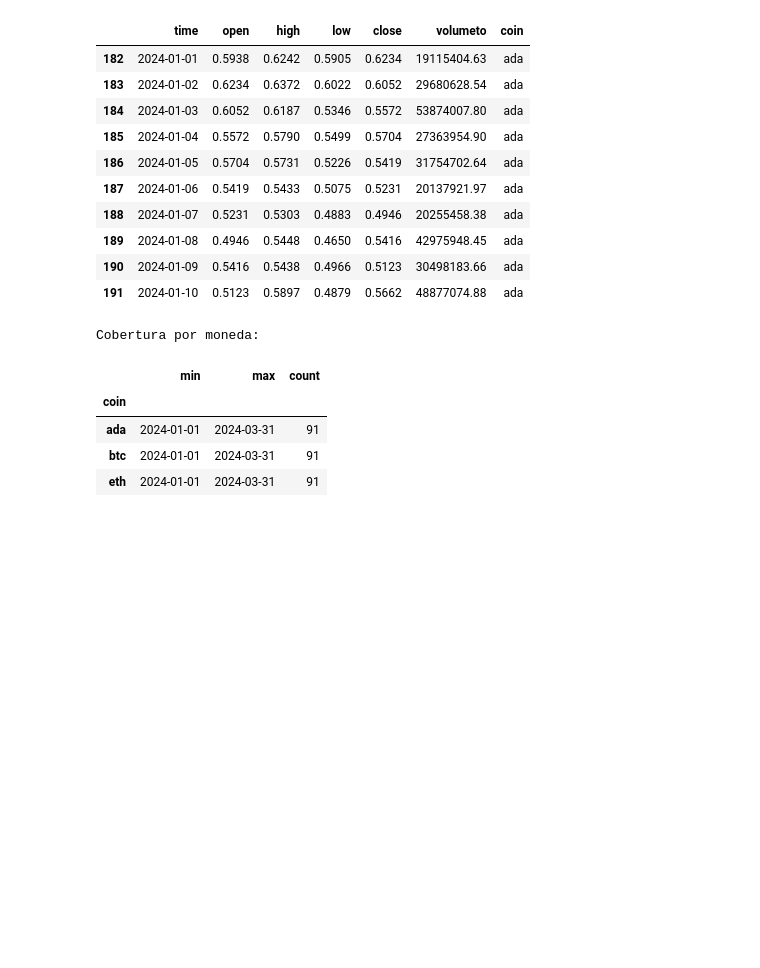
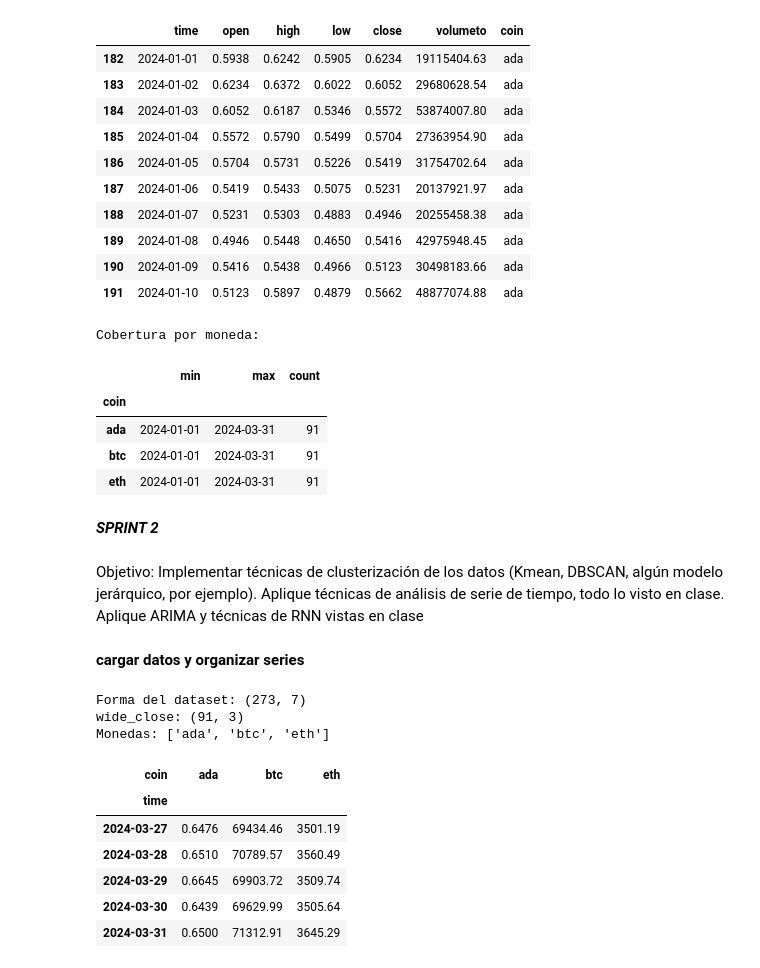
Before and after one commit to JuanFandino21/crypto_proyecto, a Jupyter notebook: crypto.ipynb, the cells around one changed output. Drawn from its saved outputs; the diff is of its cells as text; code cells hidden in the pictures; blank space fills up the shorter version.

```diff
--- a/crypto.ipynb
+++ b/crypto.ipynb
@@ -261,3 +275,39 @@ Cobertura por moneda:
 | ada | 2024-01-01 | 2024-03-31 | 91 |
 | btc | 2024-01-01 | 2024-03-31 | 91 |
 | eth | 2024-01-01 | 2024-03-31 | 91 |
+# %% [markdown]
+***SPRINT 2***
+# %% [markdown]
+Objetivo: Implementar técnicas de clusterización de los datos (Kmean, DBSCAN, algún modelo jerárquico, por ejemplo). Aplique técnicas de análisis de serie de tiempo, todo lo visto en clase. Aplique  ARIMA y técnicas de RNN vistas en clase
+# %% [markdown]
+**cargar datos y organizar series**
+# %%
+
+#dtaset limpio del Sprint 1
+df = pd.read_csv("data/crypto_limpio.csv", parse_dates=["time"])
+df = df.sort_values(["coin", "time"]).reset_index(drop=True)
+
+#validaciones básicas
+assert not df.isna().any().any(), "Hay NaN en el dataset."
+assert not df.duplicated(subset=["coin", "time"]).any(), "Hay filas duplicadas coin+time."
+
+print("Forma del dataset:", df.shape)
+
+#tablas anchas: índice = fecha, columnas = moneda
+wide_close = df.pivot(index="time", columns="coin", values="close").sort_index()
+wide_vol   = df.pivot(index="time", columns="coin", values="volumeto").sort_index()
+
+print("wide_close:", wide_close.shape)
+print("Monedas:", list(wide_close.columns))
+wide_close.tail()
+# %% [output]
+Forma del dataset: (273, 7)
+wide_close: (91, 3)
+Monedas: ['ada', 'btc', 'eth']
+| coin | ada | btc | eth |
+| time |  |  |  |
+| 2024-03-27 | 0.6476 | 69434.46 | 3501.19 |
+| 2024-03-28 | 0.6510 | 70789.57 | 3560.49 |
+| 2024-03-29 | 0.6645 | 69903.72 | 3509.74 |
+| 2024-03-30 | 0.6439 | 69629.99 | 3505.64 |
+| 2024-03-31 | 0.6500 | 71312.91 | 3645.29 |
```
Also changed, not shown: parts of 25 cells of this notebook, 6 other files.
